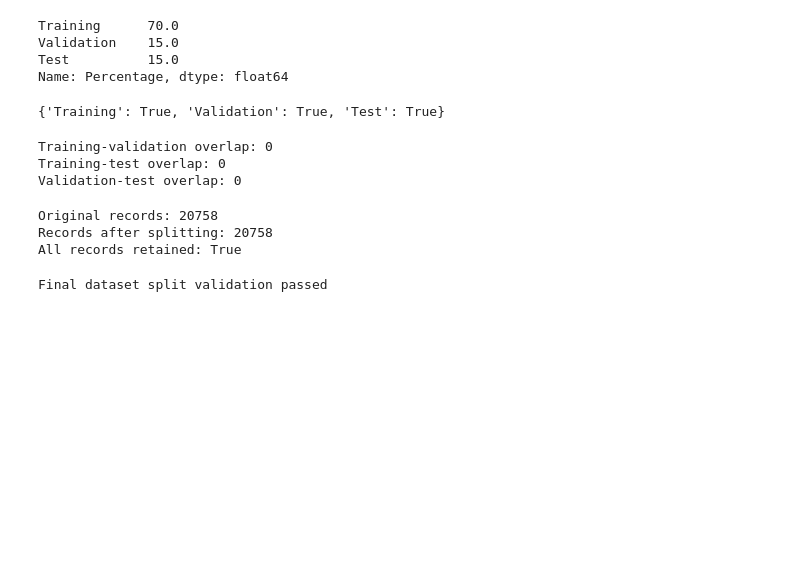
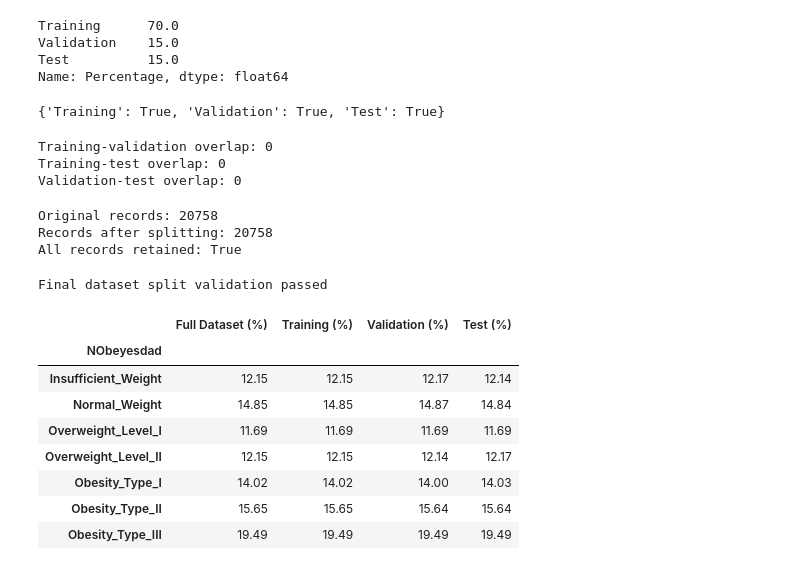
Before and after one commit to SMCodeX7/Obesity-Risk-Intelligence-System, a Jupyter notebook: notebooks/03_preprocessing.ipynb, the cells around one changed output. Cells and saved outputs as stored; diff of their text form; code cells hidden in the pictures; blank space fills up the shorter version.

```diff
--- a/notebooks/03_preprocessing.ipynb
+++ b/notebooks/03_preprocessing.ipynb
@@ -497,3 +499,13 @@ assert all(alignment_checks.values()), (
 print("Final dataset split validation passed")
 # %% [output]
 Final dataset split validation passed
+# %%
+class_order = [
+    "Insufficient_Weight",
+    "Normal_Weight",
+    "Overweight_Level_I",
+    "Overweight_Level_II",
+    "Obesity_Type_I",
+    "Obesity_Type_II",
+    "Obesity_Type_III",
+]
@@ -499,0 +526,19 @@ Final dataset split validation passed
+# %%
+class_distribution_comparison = pd.DataFrame({
+    "Full Dataset (%)": full_distribution,
+    "Training (%)": training_distribution,
+    "Validation (%)": validation_distribution,
+    "Test (%)": test_distribution,
+})
+
+class_distribution_comparison
+# %% [output]
+|  | Full Dataset (%) | Training (%) | Validation (%) | Test (%) |
+| NObeyesdad |  |  |  |  |
+| Insufficient_Weight | 12.15 | 12.15 | 12.17 | 12.14 |
+| Normal_Weight | 14.85 | 14.85 | 14.87 | 14.84 |
+| Overweight_Level_I | 11.69 | 11.69 | 11.69 | 11.69 |
+| Overweight_Level_II | 12.15 | 12.15 | 12.14 | 12.17 |
+| Obesity_Type_I | 14.02 | 14.02 | 14.00 | 14.03 |
+| Obesity_Type_II | 15.65 | 15.65 | 15.64 | 15.64 |
+| Obesity_Type_III | 19.49 | 19.49 | 19.49 | 19.49 |
```
Also changed, not shown: parts of 9 cells of this notebook.
